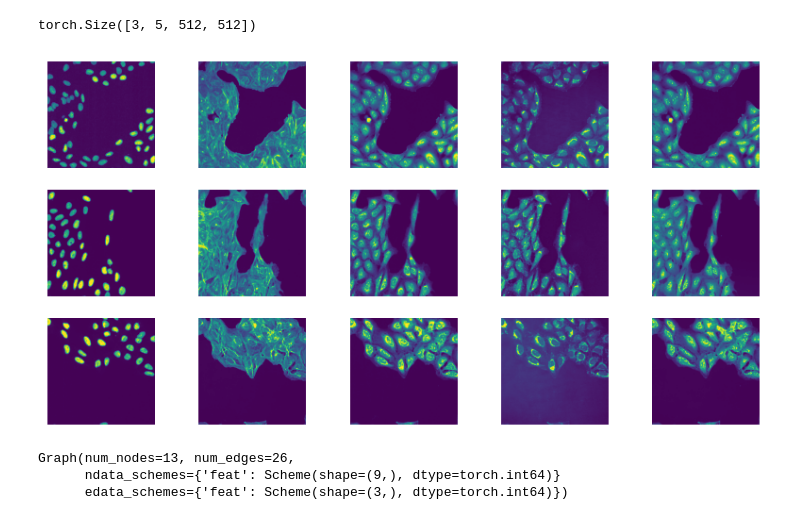
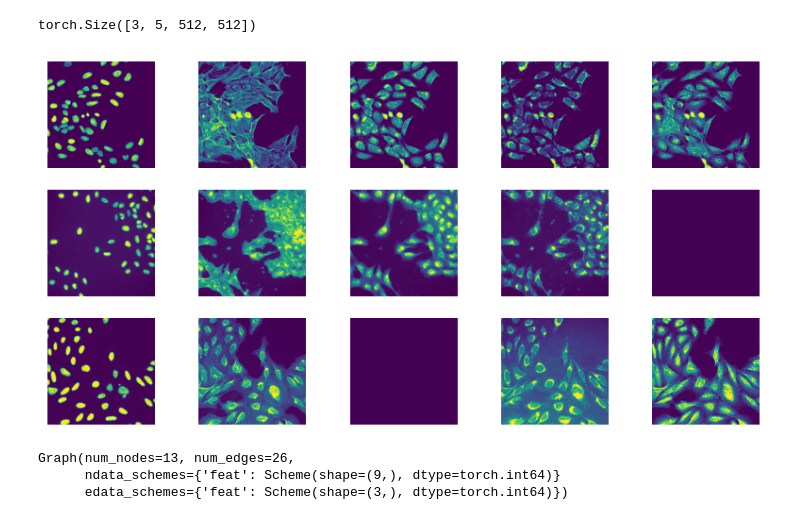
Before and after one commit to gwatkinson/jump_models, a Jupyter notebook: notebooks/4.1-gw-multiview-dataset.ipynb, the cells around one changed output. Cells and saved outputs as stored; diff of their text form; code cells hidden in the pictures.

```diff
--- a/notebooks/4.1-gw-multiview-dataset.ipynb
+++ b/notebooks/4.1-gw-multiview-dataset.ipynb
@@ -55,8 +56,8 @@ cfg = compose(
         "eval=none",
         "paths.projects_dir=..",
         "paths.output_dir=./tmp/21312FS12A",
-        "experiment=final/loss_experiments/multiview_ntxent_3",
-        "data.batch_size=12",
+        "experiment=final/loss_experiments/multiview_transform_dropout",
+        "data.batch_size=4",
         "trainer.devices=1",
     ],
 )
@@ -174,12 +171,12 @@ torch.Size([3, 5, 512, 512])
 # %%
 fig, axs = plt.subplots(3, 5, figsize=(10, 5))
 
 for i in range(3):
     for j in range(5):
-        axs[i, j].imshow(ex["image"][i][j])
+        axs[i, j].imshow(b["image"][2][i][j])
         axs[i, j].axis("off")
 # %% [output]
-[figure, old version]
+[figure, new version]
 # %%
 ex["compound"]
 # %% [output]
```
Also changed, not shown: parts of 26 cells of this notebook, 12 other files.
